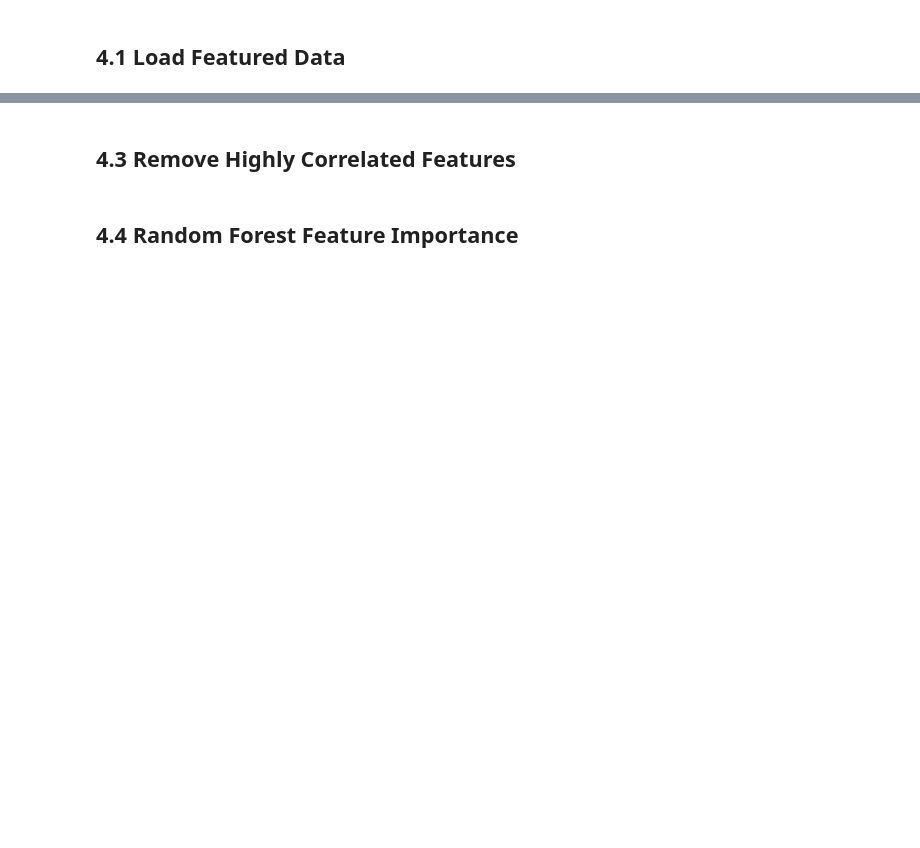
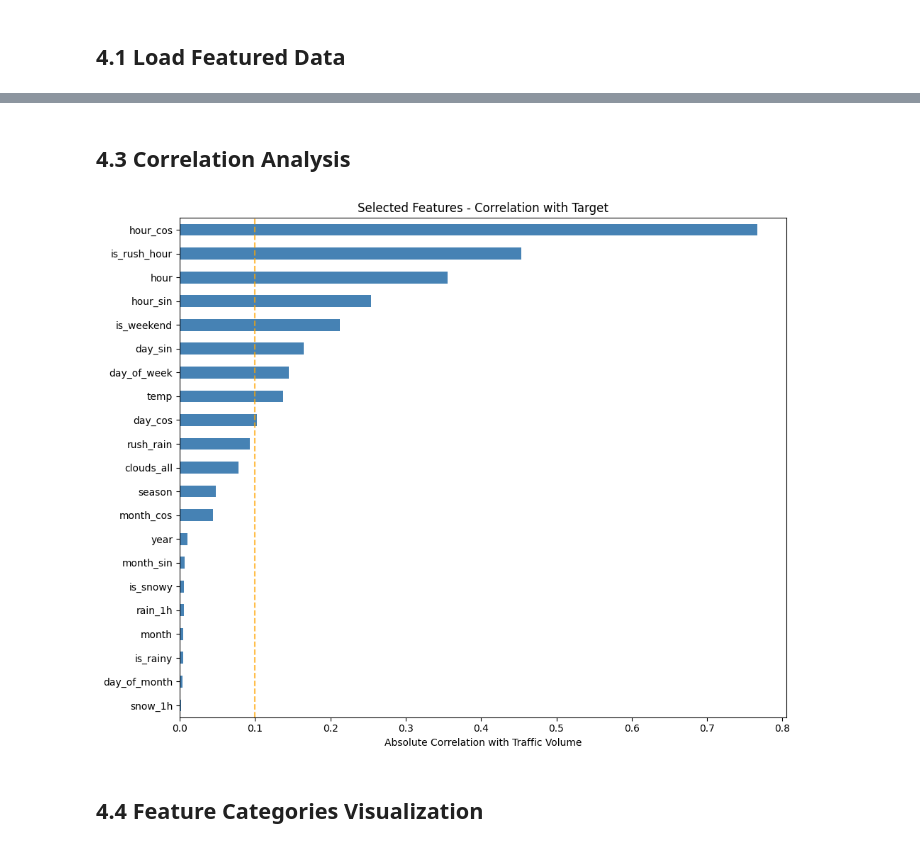
Before and after one commit to Vuminhnhat11224897/DeepLearning, a Jupyter notebook: notebooks/04_Feature_Selection.ipynb, the cells around one changed output, grey strips where cells are left out. Cells and saved outputs as stored; diff of their text form; code cells hidden in the pictures; blank space fills up the shorter version.

```diff
--- a/notebooks/04_Feature_Selection.ipynb
+++ b/notebooks/04_Feature_Selection.ipynb
@@ -38,17 +102,12 @@ print(f"Numerical features: {len(numerical_cols)}")
 # %%
-# Calculate correlation with target
-features = [c for c in numerical_cols if c != TARGET_COLUMN]
-corr_scores, corr_selected = correlation_with_target(df, TARGET_COLUMN, threshold=0.05)
+# Select features using LSTM-optimized pipeline
+selected_features, selection_info = select_features_for_lstm(
+    df,
+    target_col=TARGET_COLUMN,
+    date_col=DATE_COLUMN,
+    multicollinearity_threshold=0.95
+)
 
-# Visualize top correlations
-fig, ax = plt.subplots(figsize=(12, 10))
-top_corr = corr_scores.head(30)
-colors = ['green' if c >= 0.3 else 'orange' if c >= 0.1 else 'red' for c in top_corr.values]
-top_corr.plot(kind='barh', ax=ax, color=colors)
-ax.set_xlabel('Absolute Correlation with Target')
-ax.set_title('Top 30 Features - Correlation with Traffic Volume')
-ax.axvline(x=0.3, color='green', linestyle='--', label='Strong (>0.3)')
-ax.axvline(x=0.1, color='orange', linestyle='--', label='Moderate (>0.1)')
-ax.legend()
-plt.tight_layout()
-plt.show()
+print(f"\n✅ Selected {len(selected_features)} features for LSTM:")
+for i, feat in enumerate(selected_features):
+    print(f"  {i+1:2d}. {feat}")
@@ -55,12 +132,19 @@ plt.show()
 # %% [markdown]
-## 4.3 Remove Highly Correlated Features
+## 4.3 Correlation Analysis
 # %%
-# Remove features with multicollinearity > 0.95
-features_filtered = [f for f in features if f in corr_selected]
-print(f"Features after correlation filter: {len(features_filtered)}")
+# Correlation with target
+correlations = selection_info['correlations']
 
-features_no_multicol = remove_highly_correlated(df, features_filtered, threshold=0.95)
-print(f"Features after multicollinearity removal: {len(features_no_multicol)}")
+# Visualize correlations
+fig, ax = plt.subplots(figsize=(10, 8))
+correlations.sort_values().plot(kind='barh', ax=ax, color='steelblue')
+ax.set_xlabel('Absolute Correlation with Traffic Volume')
+ax.set_title('Selected Features - Correlation with Target')
+ax.axvline(x=0.1, color='orange', linestyle='--', alpha=0.7, label='Threshold 0.1')
+plt.tight_layout()
+plt.show()
+# %% [output]
+[figure, added]
 # %% [markdown]
-## 4.4 Random Forest Feature Importance
+## 4.4 Feature Categories Visualization
 # %%
```
Also changed, not shown: parts of 20 cells of this notebook, 43 other files.
